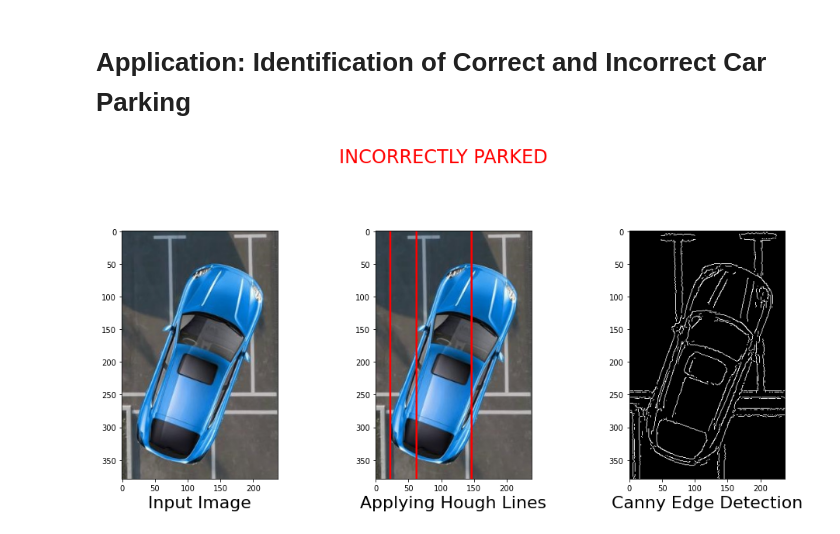
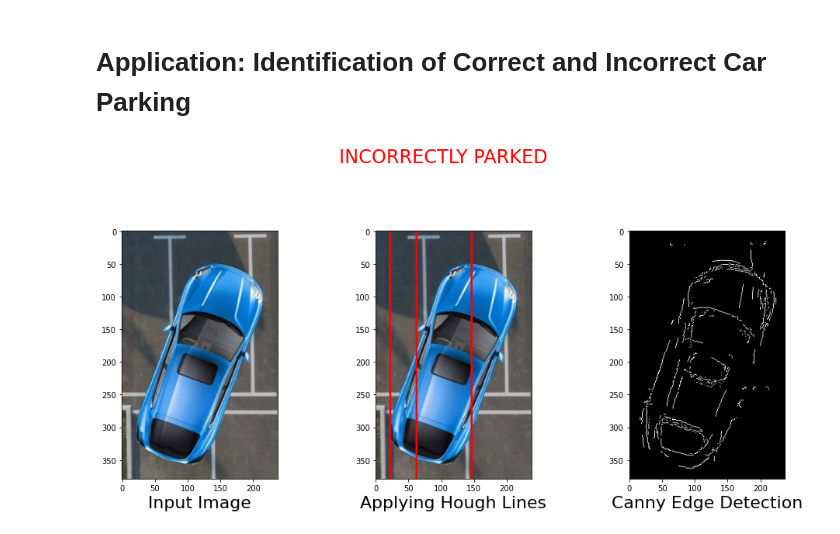
Before and after one commit to aaditya0710/PERFECT-CAR-PARKING, a Jupyter notebook: Correct_Car_Parking.ipynb, the cells around one changed output. Saved outputs shown, nothing was run; the diff lists cells and outputs as text; code cells hidden in the pictures.

```diff
--- a/Correct_Car_Parking.ipynb
+++ b/Correct_Car_Parking.ipynb
@@ -77,6 +79,8 @@ for aperturesize in [5,7]:
 
     lines = houghLines(edges,3,80)#Needs to be adjusted for each image
     #print(lines)
+
+    #lines = cv2.HoughLines(edges,1,np.pi/180,30)
 
     for rho,theta in lines[0]:
         a = np.cos(theta)
@@ -91,34 +95,34 @@ for aperturesize in [5,7]:
         pts.append(x1)
 
 
-blurred = cv2.blur(img,(10,10))
+blurred = cv2.blur(img,(20,20))#Needs to be adjusted for each image
 edges = cv2.Canny(blurred,50,60)
 
 arr=[]
 for i in range(edges.shape[1]):
     for j in range(edges.shape[0]):
         if edges[j][i]!=0:
             arr.append(i)
 
 if max(pts)>=max(arr) and min(pts)<=min(arr):
     output = "CORRECTLY PARKED"
     color=(0,1,0)
 else:
     output = "INCORRECTLY PARKED"
     color=(1,0,0)
 
 plt.figure(figsize=(15,8))
 plt.suptitle(output,fontsize=24,color=color)
 plt.subplot(1,3,1)
 plt.imshow(cv2.cvtColor(img,cv2.COLOR_BGR2RGB))
 plt.xlabel("Input Image",fontsize=22)
 plt.subplot(1,3,2)
 plt.imshow(cv2.cvtColor(img2,cv2.COLOR_BGR2RGB))
 plt.xlabel("Applying Hough Lines",fontsize=22)
 plt.subplot(1,3,3)
 plt.imshow(cv2.cvtColor(edges,cv2.COLOR_BGR2RGB))
 plt.xlabel("Canny Edge Detection",fontsize=22)
 plt.tight_layout(pad=10.0)
 plt.show()
 # %% [output]
-[figure, old version]
+[figure, new version]
```
Also changed, not shown: parts of 1 cell of this notebook.
